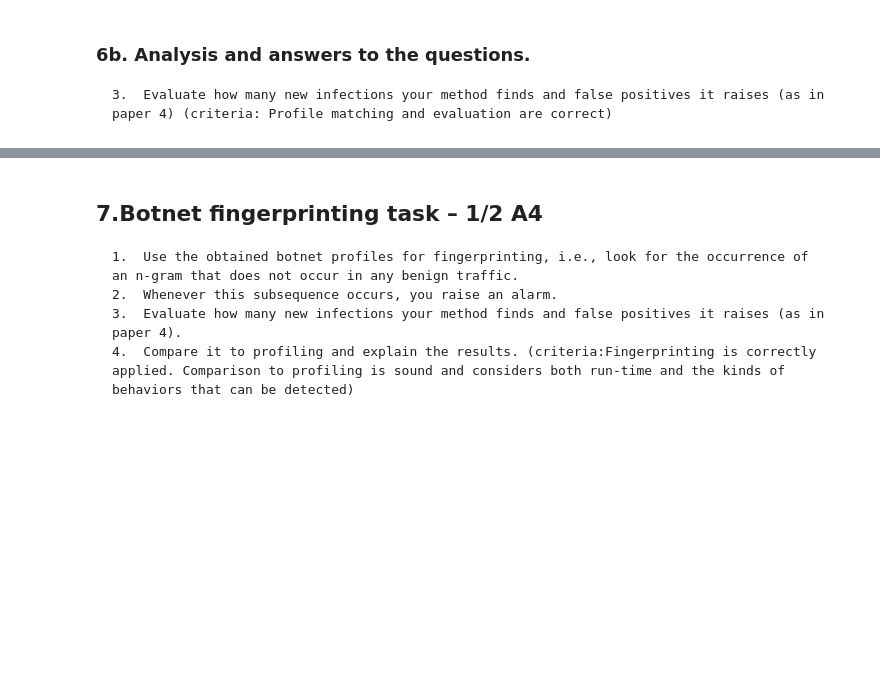
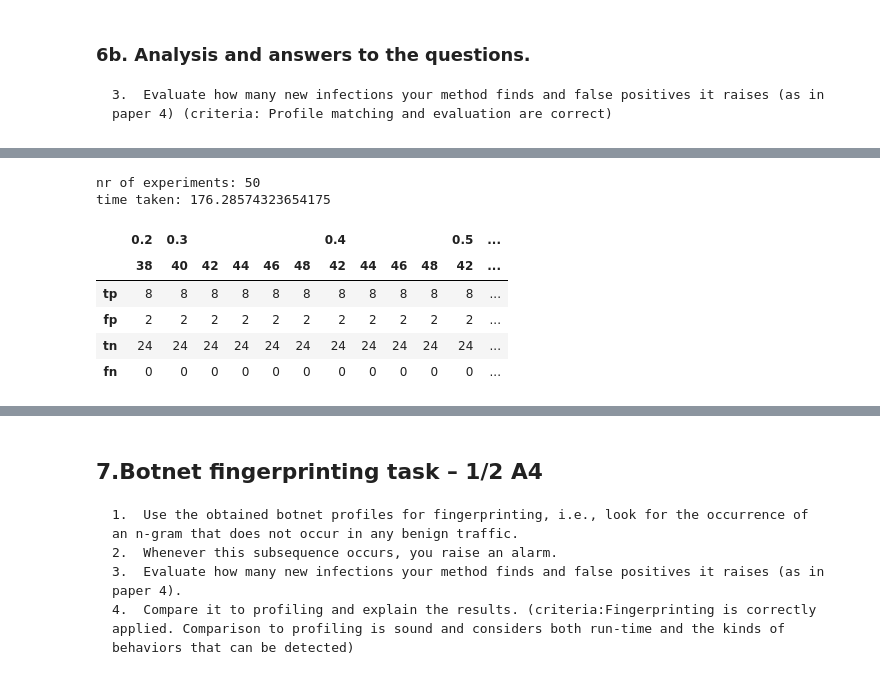
Before and after one commit to mennobo/cda_2_3_4, a Jupyter notebook: Assignment_3/Lab3 (2).ipynb, the cells around one changed output, grey strips where cells are left out. Saved outputs shown, nothing was run; the diff lists cells and outputs as text; code cells hidden in the pictures; blank space fills up the shorter version.

```diff
--- a/Assignment_3/Lab3 (2).ipynb
+++ b/Assignment_3/Lab3 (2).ipynb
@@ -1479,7 +1479,10 @@ def n_grams_list(n, data):
         return [gr for gr in ngrams(data, n)]
 
 def probability_matrix(series, indices):
-
+    """
+    Converts a series of 3 grams and a list of possible 3 grams into a transition matrix first and then into a probability matrix
+    returns the probability matrix
+    """
     # create dataframe from possible indices
     indices = sorted(list(indices))
     indices.insert(0, 0)
@@ -1513,7 +1516,6 @@ def compare_prob_matrix(prob_matrix_infected, prob_matrix_other, threshold):
     """
     Function that compares 2 probability matrices based on their values and a threshold.
     KL-divergence is not possible because of the amount of 0's in the matrix
-
     """
     similarity = 0
     for row_n in range(len(prob_matrix_infected)):
@@ -1529,7 +1531,11 @@ def compare_prob_matrix(prob_matrix_infected, prob_matrix_other, threshold):
     return similarity
 
 
-def get_results_dataset_10(classification_list, other_hosts):
+def get_classification_results(classification_list, other_hosts):
+    """
+    Takes a binary list containing a 0 for non infected and a 1 for infected and compares it to the actual values.
+    Returns confusion matrix values
+    """
     infected_hosts = ['147.32.84.165','147.32.84.191','147.32.84.192','147.32.84.193','147.32.84.204',
                   '147.32.84.205','147.32.84.206''147.32.84.207','147.32.84.208','147.32.84.209']
     actual_list = list()
@@ -1543,6 +1549,11 @@ def get_results_dataset_10(classification_list, other_hosts):
 
 
 def fingerprint_dataframe(dataframe, infected_host, infected_hosts, similarity_threshold=0.3, comparison_threshold=20):
+    """
+    Function that takes in a dataframe containing connections in a network and an infected host to base a fingerprint on.
+    Fingerprints all hosts using markov chains and tries to classify them as infected/not infected based on the infected host provided.
+    returns confusion matrix values
+    """
     source_df = dataframe.copy()
     total_codes = source_df.loc[:,'Proto_DiscreteTotPkts'].values
     possible_vals = np.unique(total_codes)
@@ -1556,7 +1567,7 @@ def fingerprint_dataframe(dataframe, infected_host, infected_hosts, similarity_t
 
     infected_host_series = source_df[source_df['SrcAddr']==infected_host]['Proto_DiscreteTotPkts'].values
     other_hosts = data_no_background['SrcAddr'].unique()
-    other_hosts = np.delete(other_hosts, np.argwhere(other_hosts == '147.32.84.164'))
+    other_hosts = np.delete(other_hosts, np.argwhere(other_hosts == infected_host))
     prob_matrix_infected = probability_matrix(infected_host_series, indices)
 
     # get probability matrices of all other hosts
@@ -1574,7 +1585,4 @@ def fingerprint_dataframe(dataframe, infected_host, infected_hosts, similarity_t
                 classification_list.append(1)
             else:
                 classification_list.append(0)
-    return get_results_dataset_10(classification_list, other_hosts)
-
-# (tn, fp, fn, tp)
-normal_hosts = ['147.32.84.170', '147.32.84.134', '147.32.84.164', '147.32.87.36, 147.32.80.9', '147.32.87.11']
+    return get_classification_results(classification_list, other_hosts)
@@ -1600,33 +1606,42 @@ data_no_background = get_discrete_tot_pkts (data_no_background)
 # %%
 import concurrent.futures
 import time
 
 infected_hosts = ['147.32.84.165','147.32.84.191','147.32.84.192','147.32.84.193','147.32.84.204',
                   '147.32.84.205','147.32.84.206', '147.32.84.207','147.32.84.208','147.32.84.209']
 
 start = time.time()
 # getting runtimes, this takes a long time! Even with threading
 comparison_thresholds = [t/10 for t in range(1,6,1)]
-similarity_thresholds = list(range(30,60,2))
+similarity_thresholds = list(range(30,50,2))
 experiments = list()
 for comp in comparison_thresholds:
     for sim in similarity_thresholds:
         experiments.append((comp, sim))
 print(f'nr of experiments: {len(experiments)}')
 # Threading to make this faster. we run all experiments in parallel
 future_list = []
 with concurrent.futures.ThreadPoolExecutor() as executor:
         future_list = [executor.submit(fingerprint_dataframe, data_no_background,  '147.32.84.165', infected_hosts, similarity_threshold=param[0], comparison_threshold=param[1]) for param in experiments]
         concurrent.futures.wait(future_list)
 
 result_dict = dict()
 # Collect and process data from threads.
 for i in range(len(experiments)):
     tn, fp, fn, tp = future_list[i].result()
     result_dict[experiments[i]] = {"tp": tp ,"fp": fp ,"tn": tn ,"fn": fn}
     result_df = pd.DataFrame.from_dict(result_dict)
 print(f'time taken: {time.time() - start}')
 result_df.sort_values(['fn' , 'fp'], axis=1, ascending=True, inplace=False, kind='quicksort', na_position='last').iloc[:,:20]
+# %% [output]
+nr of experiments: 50
+time taken: 176.28574323654175
+|  | 0.2 | 0.3 |  |  |  |  | 0.4 |  |  |  | 0.5 | ... |
+|  | 38 | 40 | 42 | 44 | 46 | 48 | 42 | 44 | 46 | 48 | 42 | ... |
+| tp | 8 | 8 | 8 | 8 | 8 | 8 | 8 | 8 | 8 | 8 | 8 | ... |
+| fp | 2 | 2 | 2 | 2 | 2 | 2 | 2 | 2 | 2 | 2 | 2 | ... |
+| tn | 24 | 24 | 24 | 24 | 24 | 24 | 24 | 24 | 24 | 24 | 24 | ... |
+| fn | 0 | 0 | 0 | 0 | 0 | 0 | 0 | 0 | 0 | 0 | 0 | ... |
 # %% [markdown]
 <a id='7'></a>
 # %% [markdown]
```
Also changed, not shown: parts of 7 cells of this notebook.
